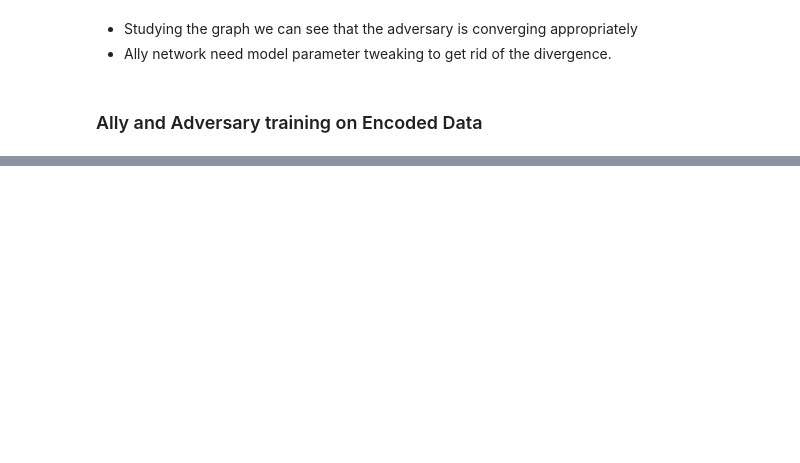
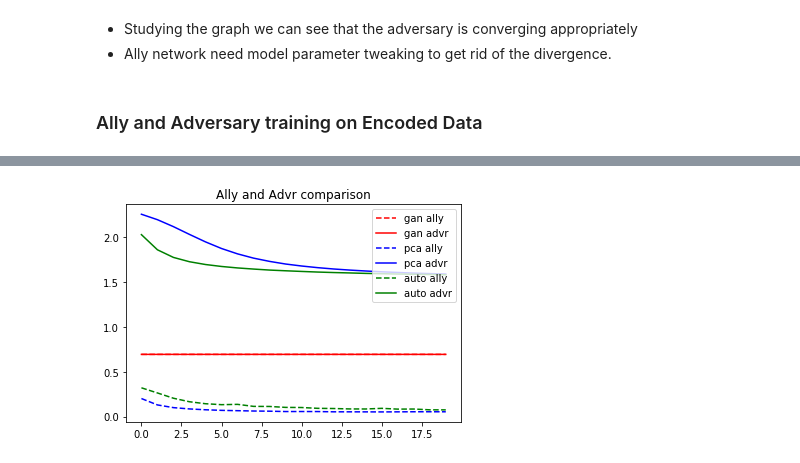
Before and after one commit to shams-sam/PrivacyGANs, a Jupyter notebook: 04. PrivacyGAN_MNIST.ipynb, the cells around one changed output, grey strips where cells are left out. Saved outputs shown, nothing was run; the diff lists cells and outputs as text; code cells hidden in the pictures; blank space fills up the shorter version.

```diff
--- a/04. PrivacyGAN_MNIST.ipynb
+++ b/04. PrivacyGAN_MNIST.ipynb
@@ -1014,0 +1193,12 @@ X_train_encoded.shape, X_valid_encoded.shape
+# %%
+plt.plot(n_epoch, gan_ally_valid, 'r--')
+plt.plot(n_epoch, gan_advr_valid, 'r')
+plt.plot(n_epoch, valid, 'b--')
+plt.plot(n_epoch, valid_a, 'b')
+plt.plot(n_epoch, ae_ally_valid, 'g--')
+plt.plot(n_epoch, ae_advr_valid, 'g')
+plt.legend(['gan ally', 'gan advr', 'pca ally', 'pca advr', 'auto ally', 'auto advr'])
+plt.title("Ally and Advr comparison")
+plt.show()
+# %% [output]
+[figure, added]
```
Also changed, not shown: parts of 25 cells of this notebook, 10 other files.
